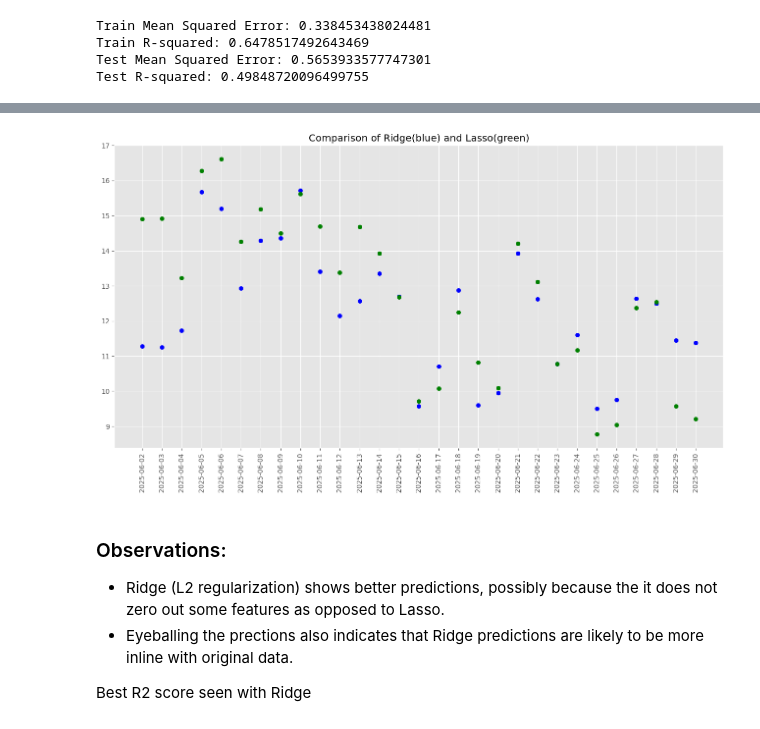
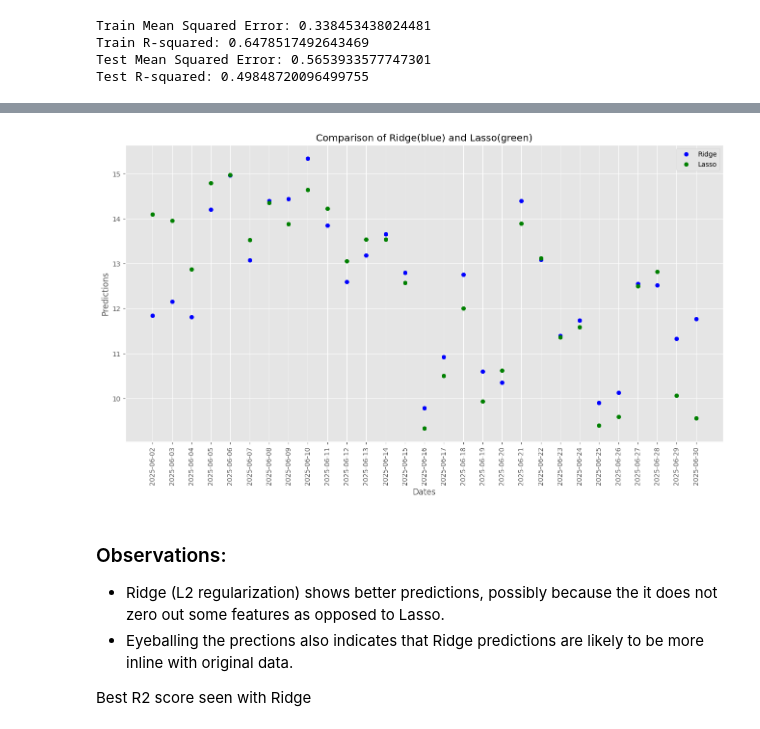
Before and after one commit to sushpath/SolarOutputPredictions, a Jupyter notebook: SolarOpPrediction-LinearRegression.ipynb, the cells around one changed output, grey strips where cells are left out. Saved outputs shown, nothing was run; the diff lists cells and outputs as text; code cells hidden in the pictures.

```diff
--- a/SolarOpPrediction-LinearRegression.ipynb
+++ b/SolarOpPrediction-LinearRegression.ipynb
@@ -558,7 +508,7 @@ Intercept: 0.6768605829176095
 - This indicates that with higher degress, there is high variance (overfitting). Regularization should help.
 # %%
 # Let's try Ridge regressor where alpha (regularization factor) can be added
-ridge_poly_reg = Ridge(alpha=10, fit_intercept=True)
+ridge_poly_reg = Ridge(alpha=100, max_iter=100, fit_intercept=True)
 ridge_poly_reg.fit(X_poly_train, y_poly_train)
 ridge_poly_metrics, ridge_poly_y_train_pred, ridge_poly_y_test_pred = predict_and_eval(ridge_poly_reg, X_poly_train, y_poly_train, X_poly_test, y_poly_test)
 # %% [output]
@@ -662,14 +597,24 @@ Train R-squared: 0.6478517492643469
 Test Mean Squared Error: 0.5653933577747301
 Test R-squared: 0.49848720096499755
 # %%
-# Let's try a few variations of alpha with LassoCV
-lasso_eps = [0.0003, 0.0006, 0.001, 0.003, 0.0045, 0.006, 0.01, 0.03, 0.06, 0.1]
-l_alpha_metrics = []
-for lalpha in lasso_eps:
-    print('-- LassoCV with alpha ', lalpha)
-    l_poly_reg = LassoCV(eps=lalpha, cv=5, fit_intercept=False, random_state=12, max_iter=50000)
-    l_poly_reg.fit(X_poly_train, y_poly_train)
-    l_poly_metrics, _, _ = predict_and_eval(l_poly_reg, X_poly_train, y_poly_train, X_poly_test, y_poly_test)
-    l_poly_metrics['alpha'] = lalpha
-    l_alpha_metrics.append(l_poly_metrics)
+# Let's try a few variations of alpha with LassoCV with default cv = 5
+param_info = [
+    {
+        'name': 'eps',
+        'type': 'float',
+        'params': {'random_state' : 0},
+        'values': [0.001, 0.003, 0.0045, 0.006, 0.01, 0.03, 0.06, 0.1, 0.3, 0.6, 1,  3, 6, 10]
+    },
+    {
+        'name': 'max_iter',
+        'type': 'int',
+        'params': {'random_state' : 0},
+        'values': [1000, 2000, 5000, 10000, 20000, 30000, 50000, 100000]
+    }
+]
+pt = ParamTester(LassoCV, X_poly_train, y_poly_train, X_poly_test, y_poly_test)
+pt.init_test_params(param_info)
+pt.get_attr('param_info')
+pt.get_attr('best_params')
+pt.run_param_tests()
 # %% [output]
@@ -765,10 +670,10 @@ june_data_df.head(5)
 # %%
 # Apply polynomial features similar to the training data
 june_poly_df  = poly.fit_transform(june_data_df)
-ridge_poly = Ridge(alpha=30, fit_intercept=False)
+ridge_poly = Ridge(alpha=60, max_iter=100, fit_intercept=False)
 ridge_poly.fit(X_poly_train, y_poly_train)
 june_preds_ridge = ridge_poly.predict(june_poly_df)
-lassocv_poly = LassoCV(eps=0.01, cv=5, fit_intercept=False, random_state=12, max_iter=50000)
+lassocv_poly = LassoCV(eps=0.1, cv=5, fit_intercept=False, random_state=0, max_iter=200)
 lassocv_poly.fit(X_poly_train, y_poly_train)
 june_preds_lasso = lassocv_poly.predict(june_poly_df)
 # %%
@@ -800,14 +705,15 @@ result_df
 # %%
 # Plot predictions vs output
 plt.scatter(result_df['datetime'], result_df['ridge_pred'], c= 'blue')
 plt.scatter(result_df['datetime'], result_df['lasso_pred'], c= 'green')
-#plt.xlabel('Dates')
-#plt.ylabel('Predictions')
+plt.legend(['Ridge', 'Lasso'])
+plt.xlabel('Dates')
+plt.ylabel('Predictions')
 plt.xticks(rotation=90)
 plt.title('Comparison of Ridge(blue) and Lasso(green)')
 plt.show()
 # %% [output]
-[figure, old version]
+[figure, new version]
 # %% [markdown]
 ### Observations:
 - Ridge (L2 regularization) shows better predictions, possibly because the it does not zero out some features as opposed to Lasso.
```
Also changed, not shown: parts of 51 cells of this notebook, 4 other files.
